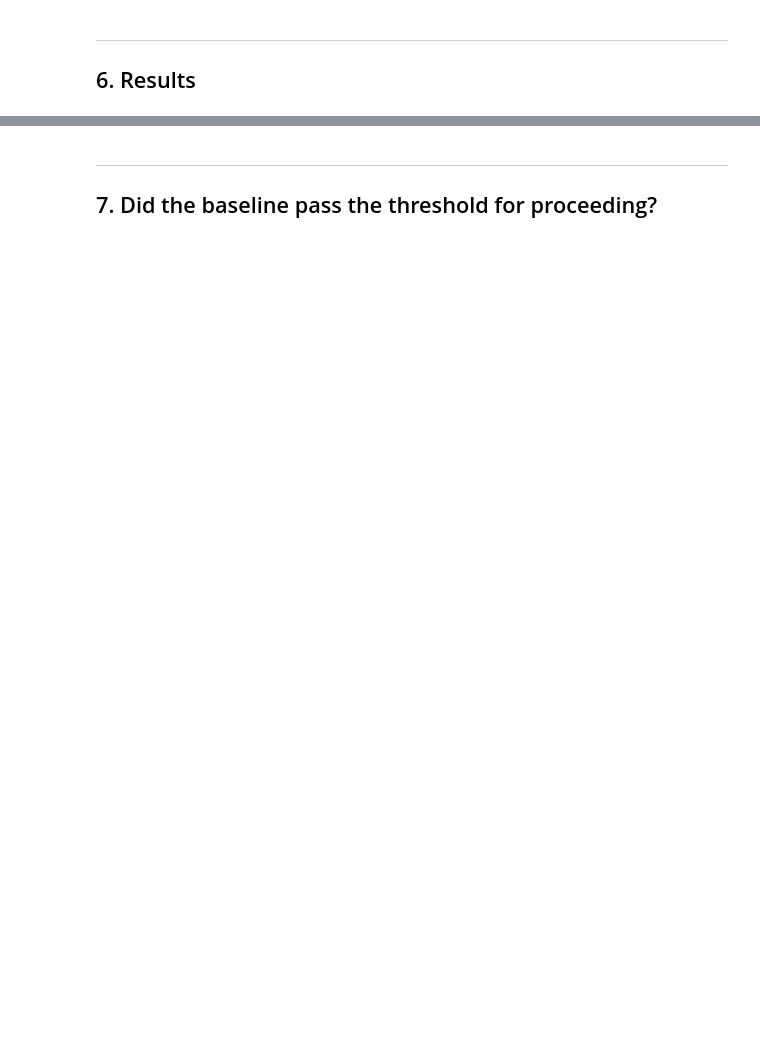
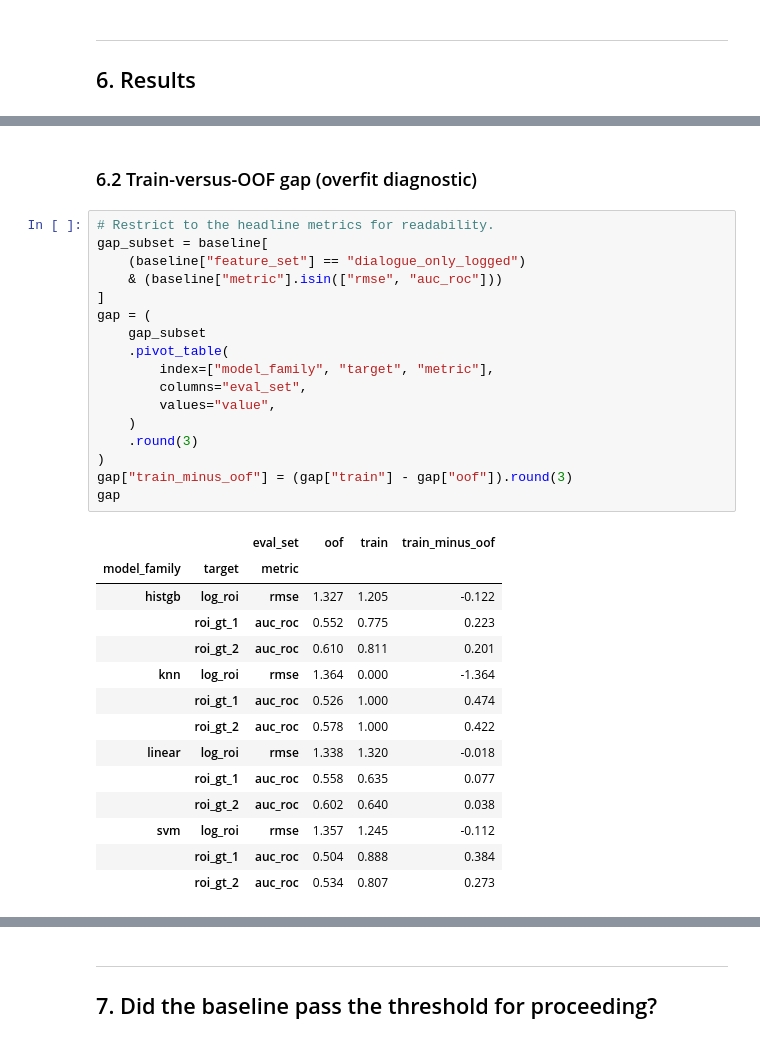
Before and after one commit to cat04MSBA/MSBA_315_Final_Project, a Jupyter notebook: notebooks/phase_3.ipynb, the cells around one changed output, grey strips where cells are left out. Saved outputs shown, nothing was run; the diff lists cells and outputs as text; blank space fills up the shorter version.

```diff
--- a/notebooks/phase_3.ipynb
+++ b/notebooks/phase_3.ipynb
@@ -719,0 +800,34 @@ the more sophisticated text features.
+# %% [markdown]
+### 6.2 Train-versus-OOF gap (overfit diagnostic)
+# %%
+# Restrict to the headline metrics for readability.
+gap_subset = baseline[
+    (baseline["feature_set"] == "dialogue_only_logged")
+    & (baseline["metric"].isin(["rmse", "auc_roc"]))
+]
+gap = (
+    gap_subset
+    .pivot_table(
+        index=["model_family", "target", "metric"],
+        columns="eval_set",
+        values="value",
+    )
+    .round(3)
+)
+gap["train_minus_oof"] = (gap["train"] - gap["oof"]).round(3)
+gap
+# %% [output]
+|  |  | eval_set | oof | train | train_minus_oof |
+| model_family | target | metric |  |  |  |
+| histgb | log_roi | rmse | 1.327 | 1.205 | -0.122 |
+|  | roi_gt_1 | auc_roc | 0.552 | 0.775 | 0.223 |
+|  | roi_gt_2 | auc_roc | 0.610 | 0.811 | 0.201 |
+| knn | log_roi | rmse | 1.364 | 0.000 | -1.364 |
+|  | roi_gt_1 | auc_roc | 0.526 | 1.000 | 0.474 |
+|  | roi_gt_2 | auc_roc | 0.578 | 1.000 | 0.422 |
+| linear | log_roi | rmse | 1.338 | 1.320 | -0.018 |
+|  | roi_gt_1 | auc_roc | 0.558 | 0.635 | 0.077 |
+|  | roi_gt_2 | auc_roc | 0.602 | 0.640 | 0.038 |
+| svm | log_roi | rmse | 1.357 | 1.245 | -0.112 |
+|  | roi_gt_1 | auc_roc | 0.504 | 0.888 | 0.384 |
+|  | roi_gt_2 | auc_roc | 0.534 | 0.807 | 0.273 |
```
Also changed, not shown: parts of 25 cells of this notebook, 21 other files.
